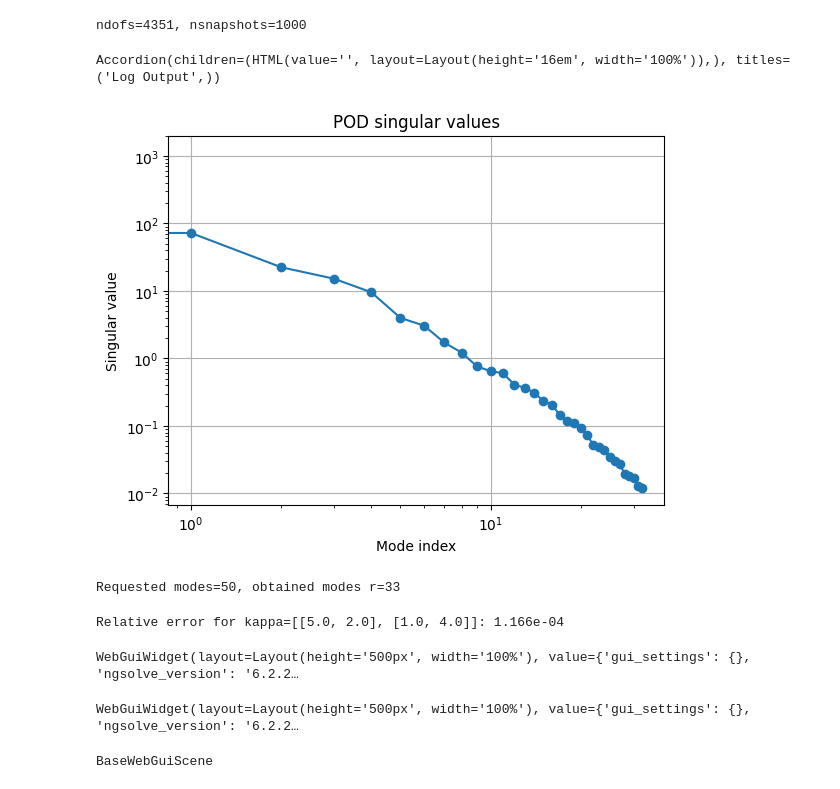
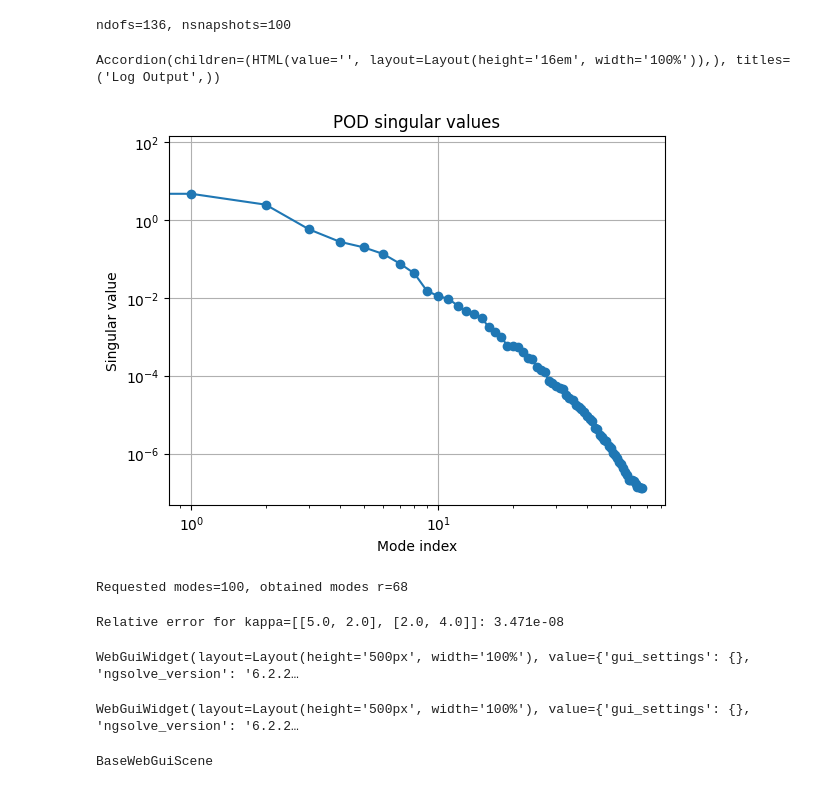
Before and after one commit to HenningHegstad/ROMSpecializationProject2025, a Jupyter notebook: first_task_NGsolve/RB_test5.ipynb, the cells around one changed output. Drawn from its saved outputs; the diff is of its cells as text; code cells hidden in the pictures.

```diff
--- a/first_task_NGsolve/RB_test5.ipynb
+++ b/first_task_NGsolve/RB_test5.ipynb
@@ -11,8 +18,8 @@ import matplotlib.pyplot as plt
 # ==========================================================
 # 1) High-fidelity model (FOM) with parametric 2x2 κ-matrix
 # ==========================================================
-mesh = Mesh(unit_square.GenerateMesh(maxh=0.05))
-V = H1(mesh, order=3, dirichlet="left|right|bottom|top")
+mesh = Mesh(unit_square.GenerateMesh(maxh=0.1))
+V = H1(mesh, order=1, dirichlet="left|right|bottom|top")
 u, v = V.TnT()
 
 # --- Parameter-independent right-hand side f ---
@@ -58,7 +65,7 @@ def solve_full(kappa: np.ndarray) -> np.ndarray:
 # 2) Snapshot generation for multiple κ samples
 # ==========================================================
 # sample each μ_ij in some range, independently
-ntrain = 1000
+ntrain = 100
 
 # --- κ sampler: symmetric positive-definite, bounded anisotropy ---
 def sample_anisotropic_spd(k_min=0.01, k_max=20, max_anisotropy=20.0):
@@ -84,54 +91,70 @@ X = np.column_stack(snapshots)           # (ndofs, nsnap)
 ndofs, nsnap = X.shape
 print(f"ndofs={ndofs}, nsnapshots={nsnap}")
 # %% [output]
-ndofs=4351, nsnapshots=1000
+ndofs=136, nsnapshots=100
 # %%
 # ==========================================================
 # 3) POD basis construction
 # ==========================================================
 
-max_modes = 50
+max_modes = 500
 
 space = NumpyVectorSpace(ndofs)
 snapshots_va = space.from_numpy(X.T)     # shape (nsnap, ndofs)
 
 req_modes = min(max_modes, len(snapshots_va))
-RB_va, svals= pod(snapshots_va, modes=req_modes,rtol=1e-5)
+RB_va, svals= pod(snapshots_va, modes=req_modes,rtol=1e-10)
 
 plt.loglog(svals, 'o-')
 plt.title('POD singular values')
 plt.xlabel('Mode index')
 plt.ylabel('Singular value')
 plt.grid()
 plt.show()
+
+# Assuming svals is a NumPy array or list of singular values
+# svals = np.array(svals)  # Ensure it's a NumPy array for filtering
+
+# Filter values within the desired range
+# filtered_indices = np.where((svals <= 1e-4) & (svals >= 1e-6))[0]
+# filtered_svals = svals[filtered_indices]
+
+# Plot only the filtered values
+# plt.loglog(filtered_indices, filtered_svals, 'o-')
+# plt.title('POD singular values')
+# plt.xlabel('Mode index')
+# plt.ylabel('Singular value')
+# plt.ylim(1e-10, 1e-5)  # Set y-axis limits
+# plt.grid()
+# plt.show()
 
 Vrb = RB_va.to_numpy().T                # columns: POD basis vecs
 r = Vrb.shape[1]
 print(f"Requested modes={req_modes}, obtained modes r={r}")
 
 # ==========================================================
 # 4) Reduced operators (offline)
 # ==========================================================
 # Apply component stiffness to coeff vector
 def apply_Acomp(coeffs: np.ndarray, aform: BilinearForm) -> np.ndarray:
     gfu_in = GridFunction(V)
     gfu_in.vec[:] = coeffs
     vec_out = gfu_in.vec.CreateVector()
     vec_out.data = aform.mat * gfu_in.vec
     return np.array(vec_out)
 
 # Precompute reduced matrices for each κ entry
 A11r = Vrb.T @ np.column_stack([apply_Acomp(Vrb[:, j], a11) for j in range(r)])
 A12r = Vrb.T @ np.column_stack([apply_Acomp(Vrb[:, j], a12) for j in range(r)])
 A21r = Vrb.T @ np.column_stack([apply_Acomp(Vrb[:, j], a21) for j in range(r)])
 A22r = Vrb.T @ np.column_stack([apply_Acomp(Vrb[:, j], a22) for j in range(r)])
 
 # Reduced RHS
 fr = Vrb.T @ f_vec
 # %% [output]
 Accordion(children=(HTML(value='', layout=Layout(height='16em', width='100%')),), titles=('Log Output',))
-[figure, old version]
+[figure, new version]
-Requested modes=50, obtained modes r=33
+Requested modes=100, obtained modes r=68
 # %%
 # ==========================================================
 # 5) Online reduced solve
@@ -163,7 +186,7 @@ def solve_reduced(kappa: np.ndarray) -> np.ndarray:
     return Vrb @ y
 
 kappa_test = np.array([[5.0, 2.0],
-                       [1.0, 4.0]])
+                       [2.0, 4.0]])
 
 u_rom = solve_reduced(kappa_test)
 u_fom = solve_full(kappa_test)
@@ -177,7 +200,7 @@ gfu_rom = GridFunction(V); gfu_rom.vec[:] = u_rom
 Draw(gfu_rom, mesh, "ROM")
 Draw(gfu_fom, mesh, "FOM")
 # %% [output]
-Relative error for kappa=[[5.0, 2.0], [1.0, 4.0]]: 1.166e-04
+Relative error for kappa=[[5.0, 2.0], [2.0, 4.0]]: 3.471e-08
 WebGuiWidget(layout=Layout(height='500px', width='100%'), value={'gui_settings': {}, 'ngsolve_version': '6.2.2…
 WebGuiWidget(layout=Layout(height='500px', width='100%'), value={'gui_settings': {}, 'ngsolve_version': '6.2.2…
 BaseWebGuiScene
```
Also changed, not shown: parts of 2 cells of this notebook, 3 other files.
